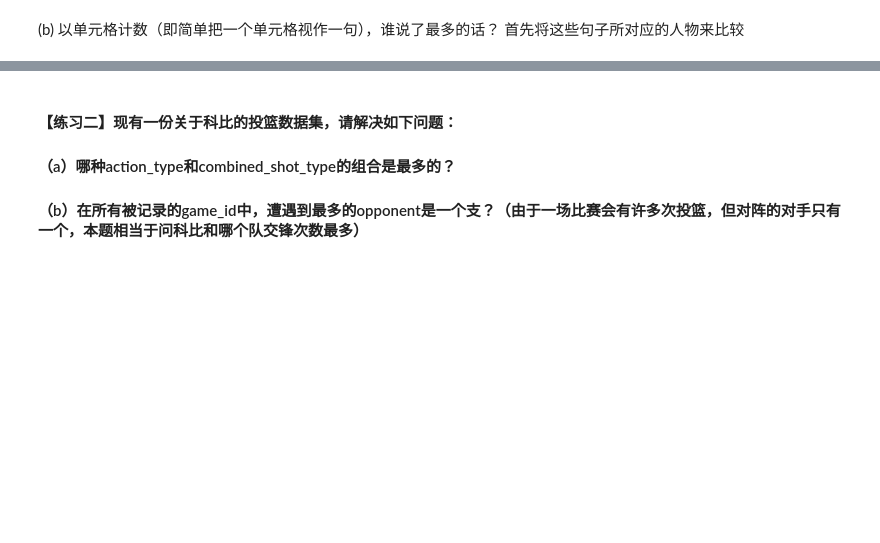
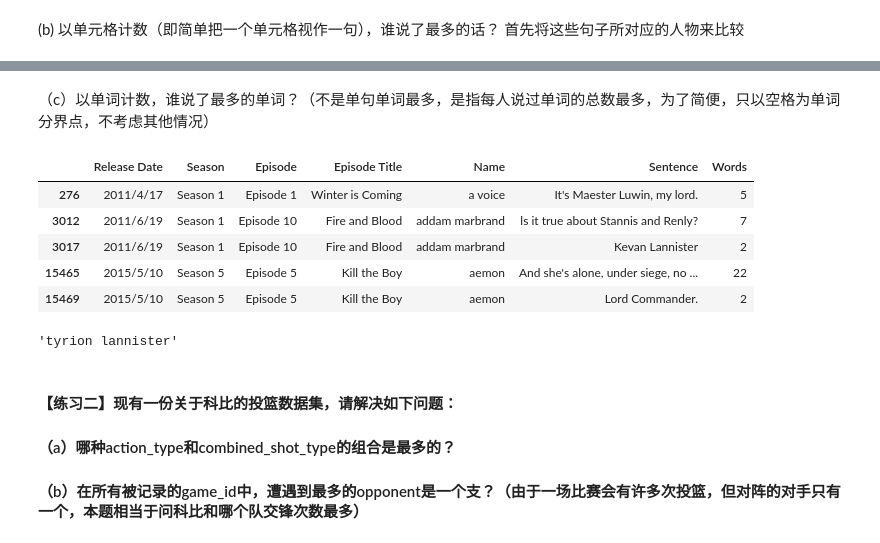
Before and after one commit to ysmintor/joyful-pandas, a Jupyter notebook: 第1章 Pandas基础.ipynb, the cells around one changed output, grey strips where cells are left out. Cells and saved outputs as stored; diff of their text form; code cells hidden in the pictures; blank space fills up the shorter version.

```diff
--- a/第1章 Pandas基础.ipynb
+++ b/第1章 Pandas基础.ipynb
@@ -653,3 +668,29 @@ game_of_thornes['Name'].nunique()
+# %% [markdown]
+（c）以单词计数，谁说了最多的单词？（不是单句单词最多，是指每人说过单词的总数最多，为了简便，只以空格为单词分界点，不考虑其他情况）
+# %%
+game_of_thornes_words = game_of_thornes.assign(Words=game_of_thornes['Sentence'].apply(lambda x:len(x.split()))).sort_values(by='Name')
+game_of_thornes_words.head()
+# %% [output]
+|  | Release Date | Season | Episode | Episode Title | Name | Sentence | Words |
+| 276 | 2011/4/17 | Season 1 | Episode 1 | Winter is Coming | a voice | It's Maester Luwin, my lord. | 5 |
+| 3012 | 2011/6/19 | Season 1 | Episode 10 | Fire and Blood | addam marbrand | ls it true about Stannis and Renly? | 7 |
+| 3017 | 2011/6/19 | Season 1 | Episode 10 | Fire and Blood | addam marbrand | Kevan Lannister | 2 |
+| 15465 | 2015/5/10 | Season 5 | Episode 5 | Kill the Boy | aemon | And she's alone, under siege, no ... | 22 |
+| 15469 | 2015/5/10 | Season 5 | Episode 5 | Kill the Boy | aemon | Lord Commander. | 2 |
+# %%
+L_count = []
+N_words = list(zip(game_of_thornes['Name'],game_of_thornes['Words']))
+for i in N_words:
+    if i == N_words[0]: # special for first case as to get first
+        L_count.append(i[1])
+        last = i[0]
+    else:
+        L_count.append(L_count[-1]+i[1] if i[0]==last else i[1]) # accumate plus same name, else as new person count
+        last = i[0]
+game_of_thornes['Count']=L_count
+game_of_thornes['Name'][game_of_thornes['Count'].idxmax()]
+# %% [output]
+'tyrion lannister'
 # %% [markdown]
 #### 【练习二】现有一份关于科比的投篮数据集，请解决如下问题：
 #### （a）哪种action_type和combined_shot_type的组合是最多的？
```
Also changed, not shown: parts of 14 cells of this notebook.
